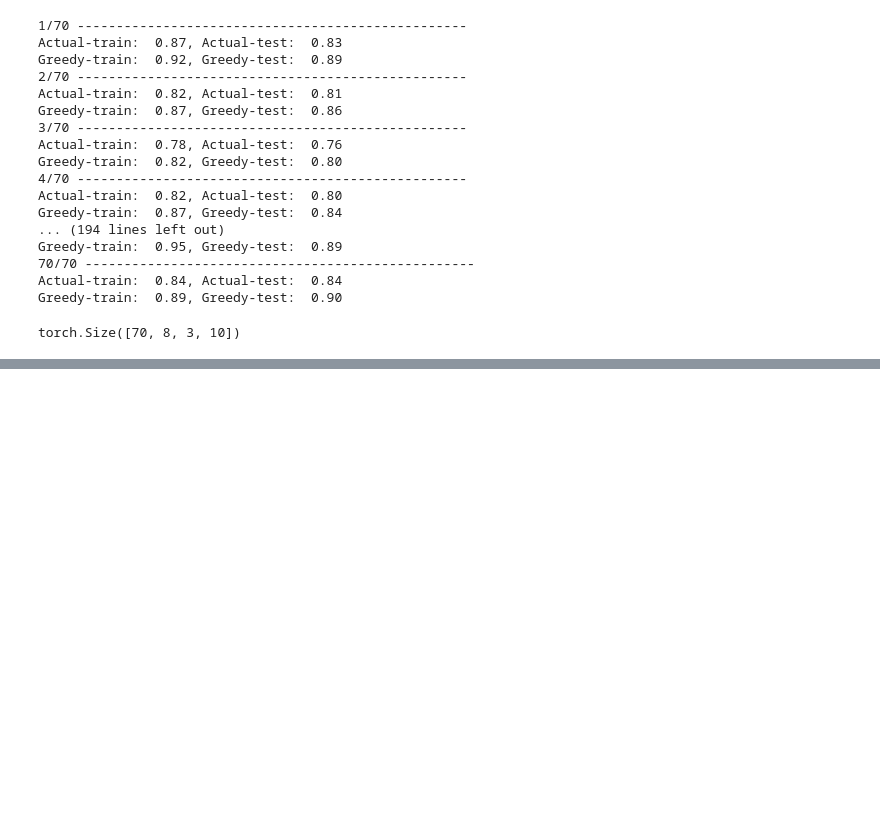
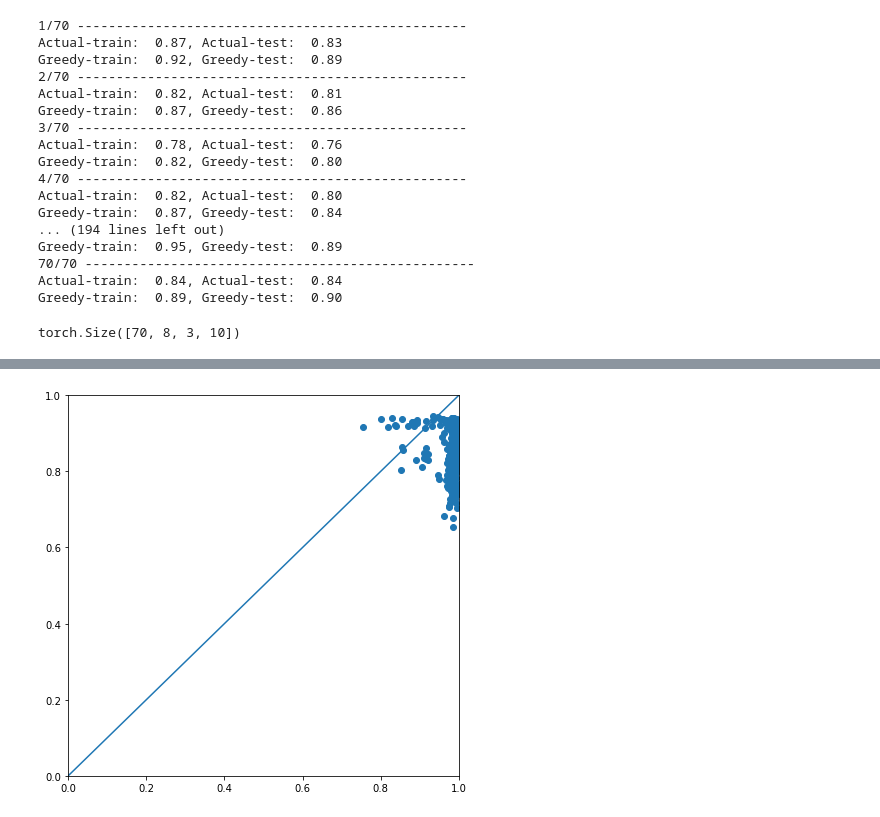
Before and after one commit to hericks/online-lever-adaptation, a Jupyter notebook: experiments/eval_experiments.ipynb, the cells around one changed output, grey strips where cells are left out. Cells and saved outputs as stored; diff of their text form; code cells hidden in the pictures; blank space fills up the shorter version.

```diff
--- a/experiments/eval_experiments.ipynb
+++ b/experiments/eval_experiments.ipynb
@@ -243,0 +288,11 @@ Actual test:  0.83, greedy test: 0.8759831786155701
+# %%
+fig, ax = plt.subplots(figsize=(7, 7))
+ax.plot([0, 1], [0, 1], transform=ax.transAxes)
+ax.scatter([score for score_id, score in enumerate(drqn_avg_score_by_pattern) if in_train_mask[score_id]], [score for score_id, score in enumerate(oql_avg_score_by_pattern) if in_train_mask[score_id]])
+plt.xlim([0, 1])
+plt.ylim([0, 1])
+plt.xlabel('DRQN Score')
+plt.ylabel('Online-DQL Score')
+plt.show()
+# %% [output]
+[figure, added]
```
Also changed, not shown: parts of 9 cells of this notebook.
